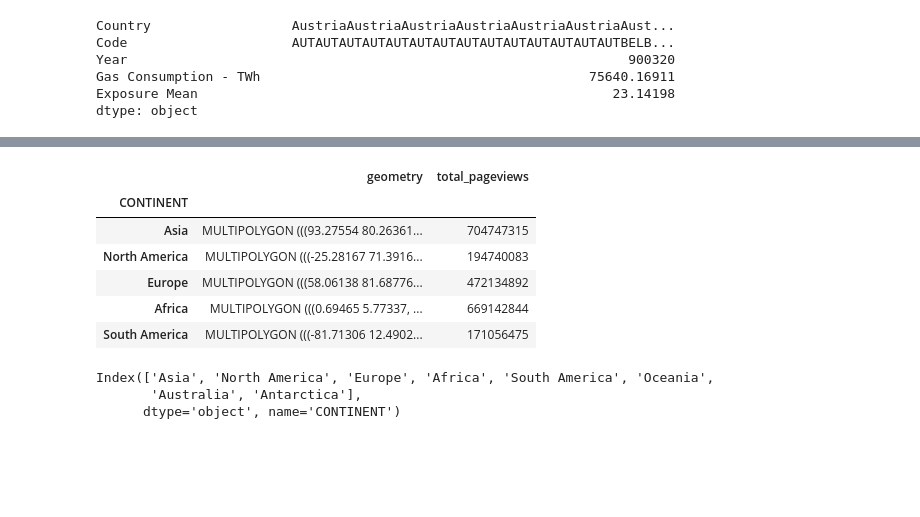
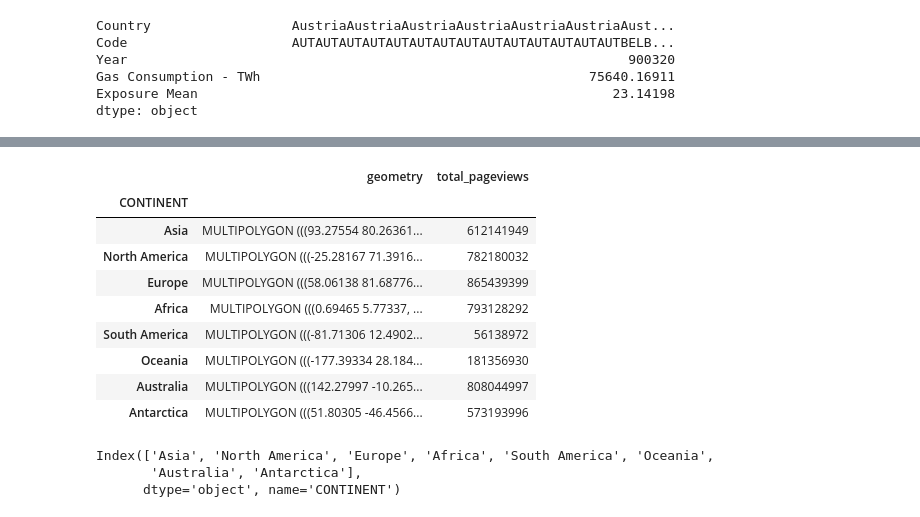
Before and after one commit to 1-1is0/air_pollution_effect, a Jupyter notebook: continent_fossil_fuel.ipynb, the cells around one changed output, grey strips where cells are left out. Cells and saved outputs as stored; diff of their text form; code cells hidden in the pictures; blank space fills up the shorter version.

```diff
--- a/continent_fossil_fuel.ipynb
+++ b/continent_fossil_fuel.ipynb
@@ -523,18 +539,21 @@ cont = requests.get(
 # %%
 gdf = gpd.GeoDataFrame.from_features(cont.json())
 
 gdf = gdf.assign(
     total_pageviews=np.random.randint(10 ** 7, 10 ** 9, len(gdf))
 ).set_index("CONTINENT")
-gdf.head()
+gdf
 # %% [output]
 |  | geometry | total_pageviews |
 | CONTINENT |  |  |
-| Asia | MULTIPOLYGON (((93.27554 80.26361... | 704747315 |
-| North America | MULTIPOLYGON (((-25.28167 71.3916... | 194740083 |
-| Europe | MULTIPOLYGON (((58.06138 81.68776... | 472134892 |
-| Africa | MULTIPOLYGON (((0.69465 5.77337, ... | 669142844 |
-| South America | MULTIPOLYGON (((-81.71306 12.4902... | 171056475 |
+| Asia | MULTIPOLYGON (((93.27554 80.26361... | 612141949 |
+| North America | MULTIPOLYGON (((-25.28167 71.3916... | 782180032 |
+| Europe | MULTIPOLYGON (((58.06138 81.68776... | 865439399 |
+| Africa | MULTIPOLYGON (((0.69465 5.77337, ... | 793128292 |
+| South America | MULTIPOLYGON (((-81.71306 12.4902... | 56138972 |
+| Oceania | MULTIPOLYGON (((-177.39334 28.184... | 181356930 |
+| Australia | MULTIPOLYGON (((142.27997 -10.265... | 808044997 |
+| Antarctica | MULTIPOLYGON (((51.80305 -46.4566... | 573193996 |
 # %%
 gdf.index
 # %% [output]
```
Also changed, not shown: parts of 17 cells of this notebook.
